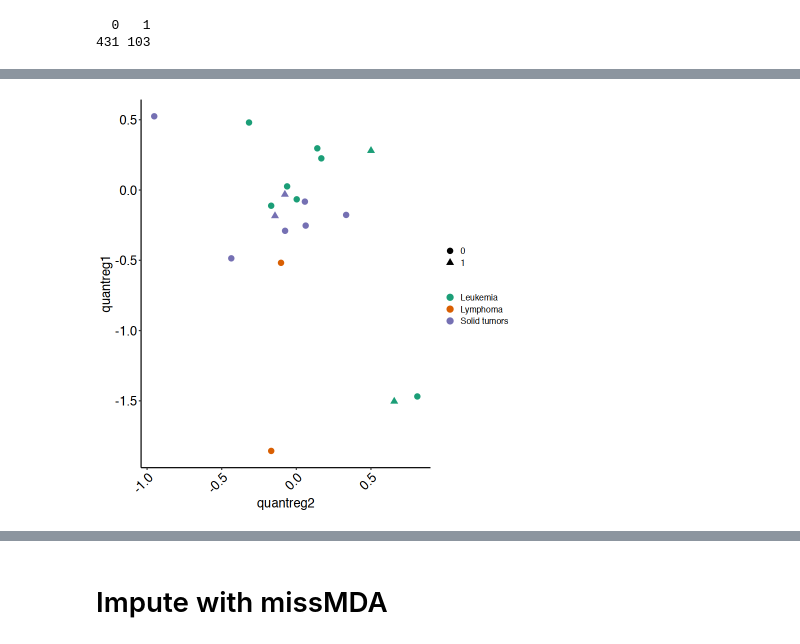
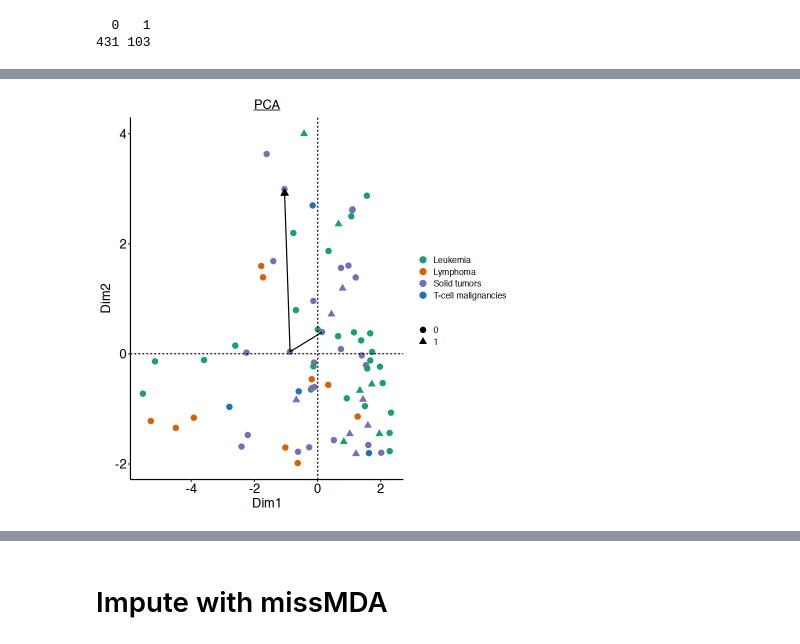
Before and after one commit to pughlab/ped_CapTCRseq, a Jupyter notebook: notebooks/25_PCA_samplefeatures_v2.ipynb, the cells around one changed output, grey strips where cells are left out. Cells and saved outputs as stored; diff of their text form; code cells hidden in the pictures.

```diff
--- a/notebooks/25_PCA_samplefeatures_v2.ipynb
+++ b/notebooks/25_PCA_samplefeatures_v2.ipynb
@@ -324,0 +451,26 @@ A tibble: 19 x 8838
+# %%
+for (i in mypatients$Patient[ mypatients$Relapse == 1]) {
+    df_narm$alpha <- NA
+    df_narm$alpha[df_narm$Patient == i] <- 1
+    df_narm$alpha[df_narm$Patient != i] <- 0.4
+    pdf(paste0(plotpath, "PCAplot_", i, "relapsed.pdf"))
+    print(dimplot_pt(df_narm, i, "cancergroup", "alpha") +
+        ggtitle(paste0(
+            i, " Relapsed ", mypatients$Disease_type[mypatients$Patient == i], "\n",
+            "Score: ", mypatients$meddist_n[mypatients$Patient == i]
+        )))
+    dev.off()
+}
+# %%
+for (i in mypatients$Patient[ mypatients$Relapse == 0]) {
+    df_narm$alpha <- NA
+    df_narm$alpha[df_narm$Patient == i] <- 1
+    df_narm$alpha[df_narm$Patient != i] <- 0.4
+    pdf(paste0(plotpath, "PCAplot_", i, "Norelapse.pdf"))
+    print(dimplot_pt(df_narm, i, "cancergroup", "alpha") +
+        ggtitle(paste0(
+            i, "No Relapse ", mypatients$Disease_type[mypatients$Patient == i], "\n",
+            "Score: ", mypatients$meddist_n[mypatients$Patient == i]
+        )))
+    dev.off()
+}
@@ -325,8 +499,17 @@ A tibble: 19 x 8838
 # %%
-ggplot(data = mypatients, aes(x = quantreg2, y = quantreg1, shape = as.factor(Relapse)))  +
-geom_point(aes(color = cancergroup), alpha = 1, size = 3) +
-# geom_text(data = df_narm[df_narm$Patient %in% c( "CHP_413"),], aes(label = Patient), size = 3, nudge_x = 0.1, nudge_y = 0.1) +
-myplot + myaxis + #theme(axis.text.x = element_text(angle = 0, hjust = 0.5)) +
-scale_color_manual(values =  group_col)
+ggplot(data = df_narm, aes(x = Dim1, y = Dim2, shape = as.factor(Relapse))) +
+    geom_point(aes(color = cancergroup), alpha = 1, size = 3) +
+    # geom_text(data = df_narm[df_narm$Patient %in% c( "CHP_418"),], aes(label = Patient), size = 3, nudge_x = 0.1, nudge_y = 0.1) +
+    geom_path(
+        data = df_narm[df_narm$Patient %in% c("CHP_408"), ], aes(group = Patient), # color = c("red", "black"),
+        arrow = arrow(length = unit(0.30, "cm"), ends = "last", type = "closed")
+    ) +
+    myplot +
+    myaxis +
+    theme(axis.text.x = element_text(angle = 0, hjust = 0.5)) +
+    scale_color_manual(values = group_col) +
+    geom_hline(yintercept = 0, linetype = "dashed") +
+    geom_vline(xintercept = 0, linetype = "dashed") +
+    ggtitle(expression(underline("PCA")))
 # %% [output]
-[figure, old version]
+[figure, new version]
```
Also changed, not shown: parts of 173 cells of this notebook, 4 other files.
